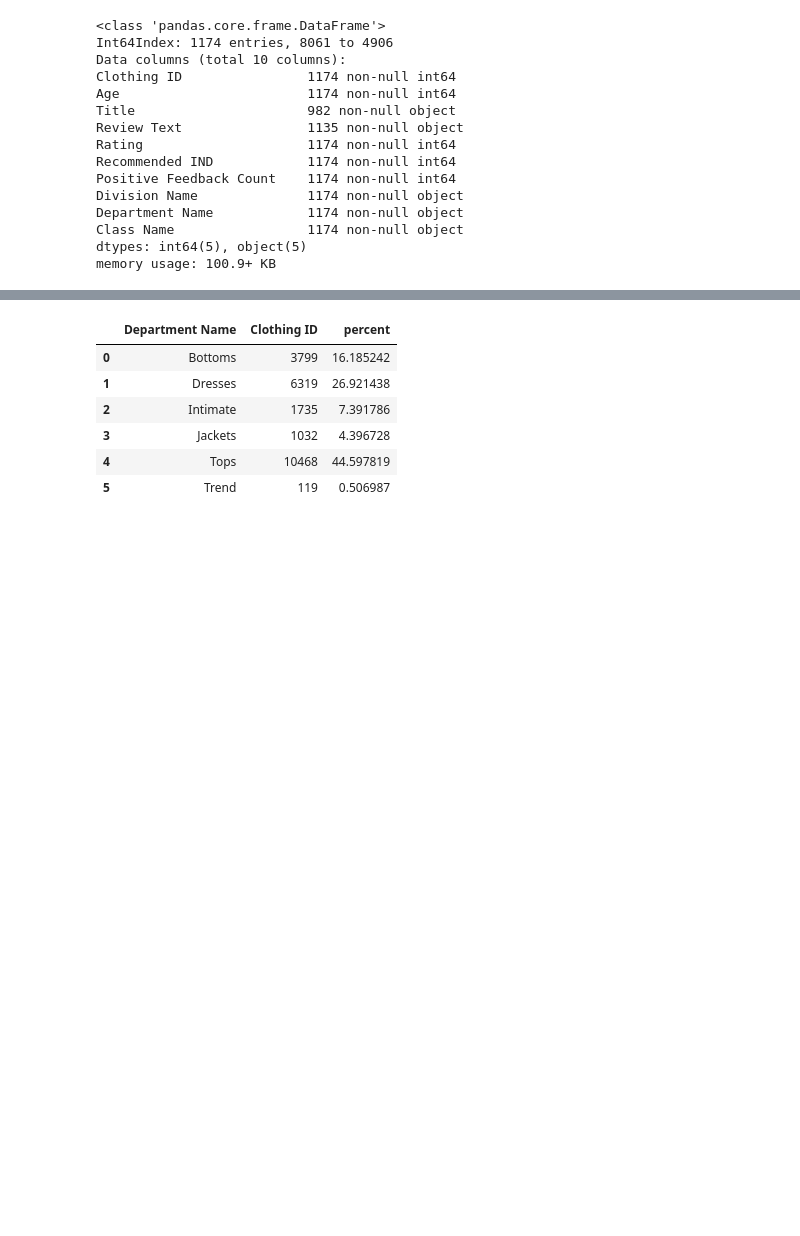
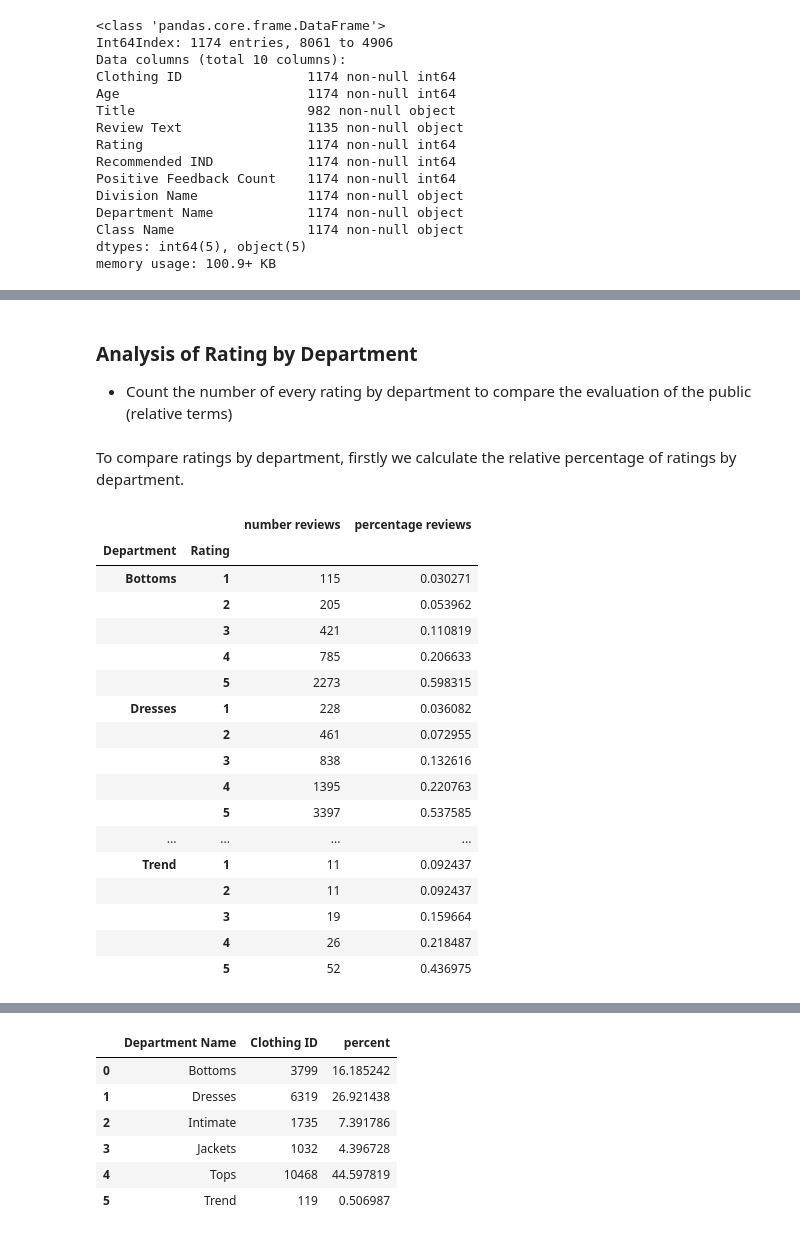
Before and after one commit to Daesparz/Conundrum_17, a Jupyter notebook: Exploratory Data Analysis user reviews.ipynb, the cells around one changed output, grey strips where cells are left out. Cells and saved outputs as stored; diff of their text form; code cells hidden in the pictures; blank space fills up the shorter version.

```diff
--- a/Exploratory Data Analysis user reviews.ipynb
+++ b/Exploratory Data Analysis user reviews.ipynb
@@ -175,0 +176,31 @@ _ = plt.title('Sales by Department and customer age', size=14)
+# %% [markdown]
+### Analysis of Rating by Department
+
+- Count the number of every rating by department to compare the evaluation of the public (relative terms)
+# %% [markdown]
+To compare ratings by department, firstly we calculate the relative percentage of ratings by department.
+# %%
+d = df_review.groupby(['Department Name', 'Rating']).agg({'Department Name': 'count'})
+d['percentage reviews'] = d/d.groupby(level=0).sum()
+d.index.rename(['Department', 'Rating'], inplace=True)
+d.rename({'Department Name': 'number reviews'}, axis=1, inplace=True)
+d
+# %% [output]
+|  |  | number reviews | percentage reviews |
+| Department | Rating |  |  |
+| Bottoms | 1 | 115 | 0.030271 |
+|  | 2 | 205 | 0.053962 |
+|  | 3 | 421 | 0.110819 |
+|  | 4 | 785 | 0.206633 |
+|  | 5 | 2273 | 0.598315 |
+| Dresses | 1 | 228 | 0.036082 |
+|  | 2 | 461 | 0.072955 |
+|  | 3 | 838 | 0.132616 |
+|  | 4 | 1395 | 0.220763 |
+|  | 5 | 3397 | 0.537585 |
+| ... | ... | ... | ... |
+| Trend | 1 | 11 | 0.092437 |
+|  | 2 | 11 | 0.092437 |
+|  | 3 | 19 | 0.159664 |
+|  | 4 | 26 | 0.218487 |
+|  | 5 | 52 | 0.436975 |
```
Also changed, not shown: parts of 6 cells of this notebook.
